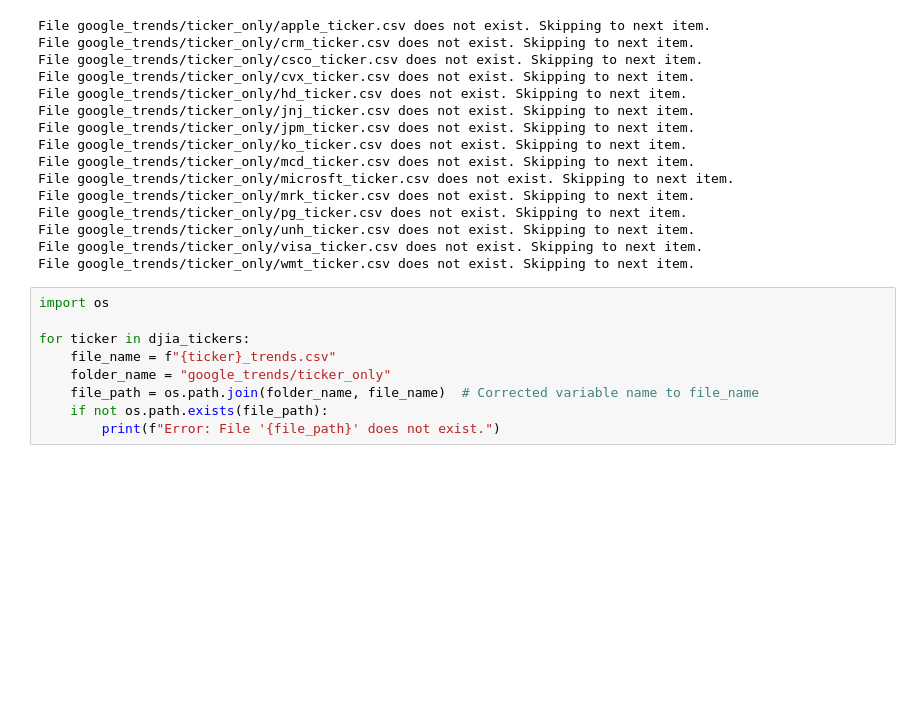
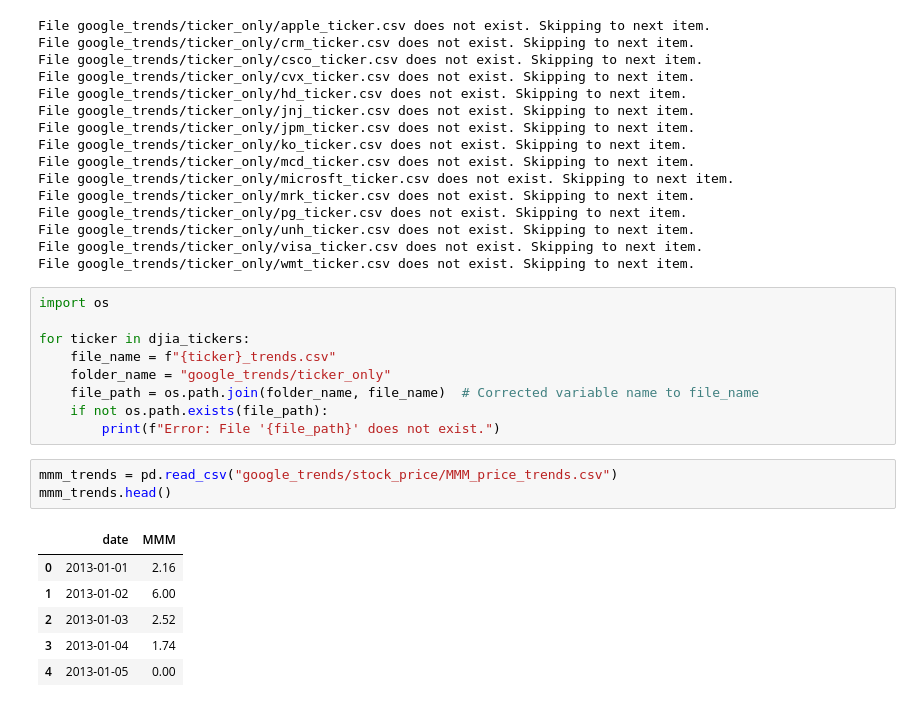
Before and after one commit to senaruetschlin/Investor_Attention, a Jupyter notebook: googletrends_AB_new.ipynb, the cells around one changed output. Cells and saved outputs as stored; diff of their text form; blank space fills up the shorter version.

```diff
--- a/googletrends_AB_new.ipynb
+++ b/googletrends_AB_new.ipynb
@@ -578,3 +546,13 @@ for ticker in djia_tickers:
     file_path = os.path.join(folder_name, file_name)  # Corrected variable name to file_name
     if not os.path.exists(file_path):
         print(f"Error: File '{file_path}' does not exist.")
+# %%
+mmm_trends = pd.read_csv("google_trends/stock_price/MMM_price_trends.csv")
+mmm_trends.head()
+# %% [output]
+|  | date | MMM |
+| 0 | 2013-01-01 | 2.16 |
+| 1 | 2013-01-02 | 6.00 |
+| 2 | 2013-01-03 | 2.52 |
+| 3 | 2013-01-04 | 1.74 |
+| 4 | 2013-01-05 | 0.00 |
```
Also changed, not shown: parts of 16 cells of this notebook, 1 other file.
